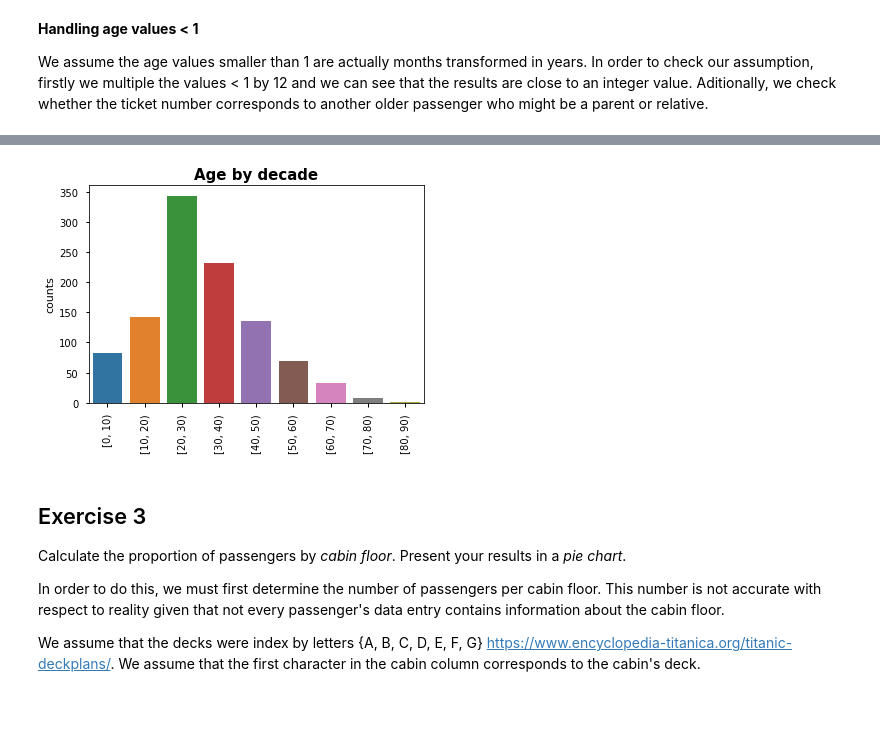
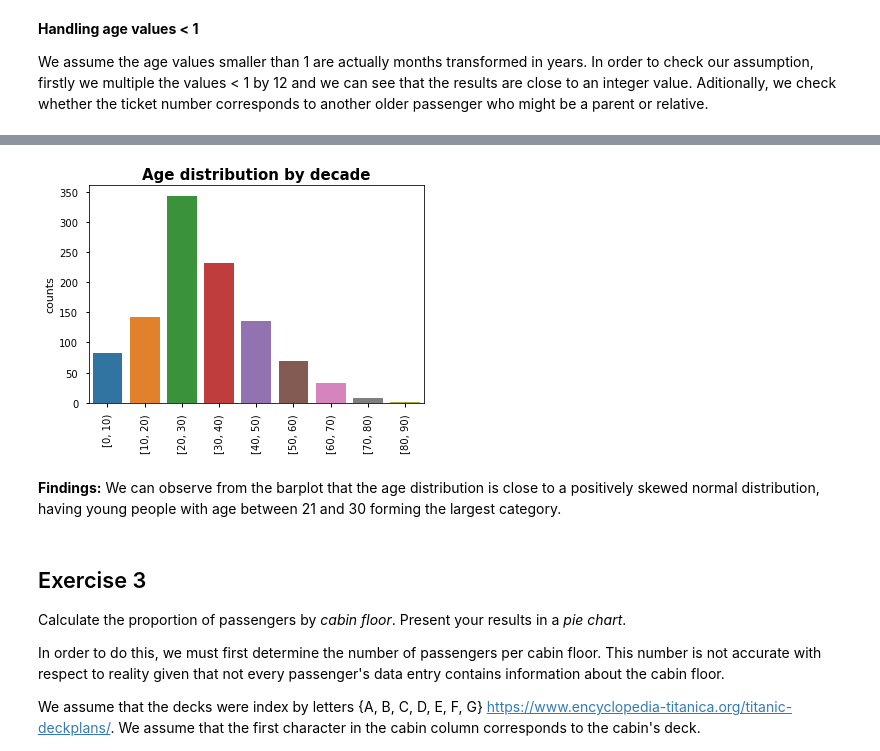
Before and after one commit to baetuc/ADA-CS-401, a Jupyter notebook: Homework 1.ipynb, the cells around one changed output, grey strips where cells are left out. Cells and saved outputs as stored; diff of their text form; code cells hidden in the pictures; blank space fills up the shorter version.

Commit message:
Added interpretations for graphic visualizations

```diff
--- a/Homework 1.ipynb
+++ b/Homework 1.ipynb
@@ -1316,9 +1346,11 @@ titanic_data.query('ticket in @age_lower_1.ticket').groupby('ticket').agg(max)
 # %%
 passengers_age = titanic_data.age[pd.notnull(titanic_data.age)]
 age_by_decade = pd.cut(passengers_age, [0, 10, 20, 30, 40, 50, 60, 70, 80, 90], right=False).value_counts()
-bar_plot(age_by_decade, 'Age by decade', labels_rotation_angle=90)
+bar_plot(age_by_decade, 'Age distribution by decade', labels_rotation_angle=90)
 # %% [output]
-[figure, old version]
+[figure, new version]
+# %% [markdown]
+**Findings:** We can observe from the barplot that the age distribution is close to a positively skewed normal distribution, having young people with age between 21 and 30 forming the largest category.
 # %% [markdown]
 ## Exercise 3
 Calculate the proportion of passengers by *cabin floor*. Present your results in a *pie chart*.
```
Also changed, not shown: parts of 20 cells of this notebook.
